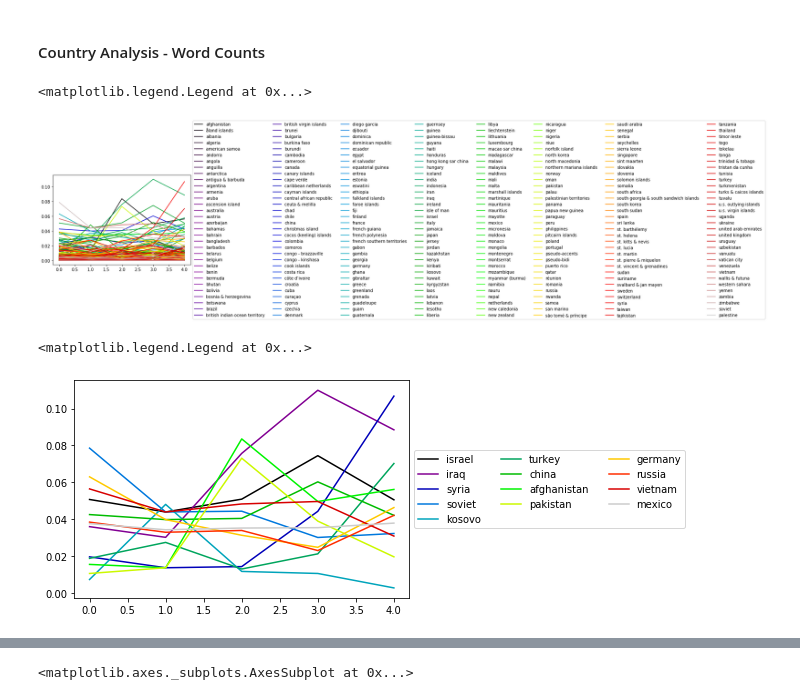
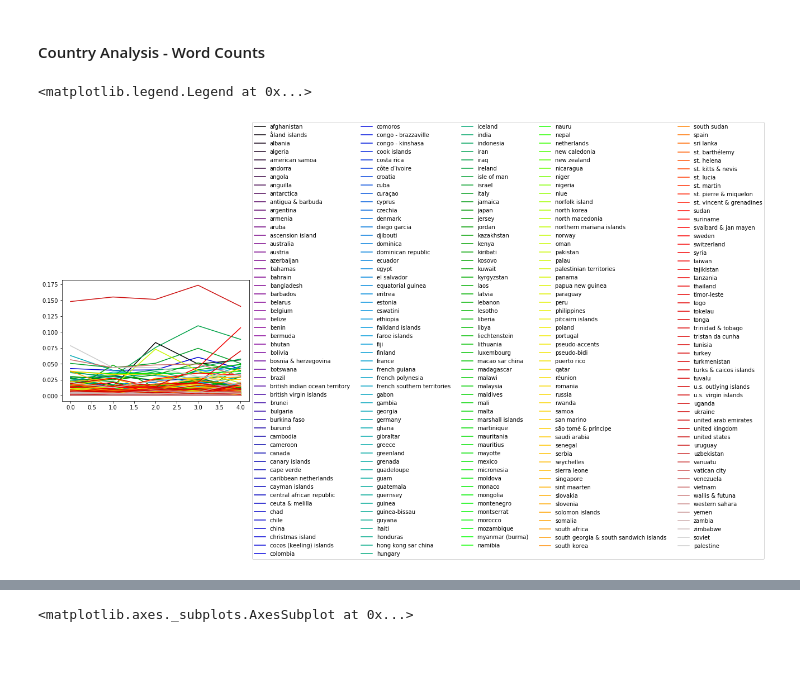
Before and after one commit to rachel-ker/refugeediscourse, a Jupyter notebook: final_data_analysis.ipynb, the cells around one changed output, grey strips where cells are left out. Cells and saved outputs as stored; diff of their text form; code cells hidden in the pictures; blank space fills up the shorter version.

Commit message:
added more graphs

```diff
--- a/final_data_analysis.ipynb
+++ b/final_data_analysis.ipynb
@@ -363,3 +367,13 @@ data.head()
 # %%
 data_left=data[data['ideology']=='Left'].reset_index()
 data_right=data[data['ideology']=='Right'].reset_index()
+# %%
+periods = data['period'].unique()
+
+right = []
+left = []
+for p in periods:
+    subset_r = data[(data['ideology']=='Right') & (data['period']==p)]
+    right.append(len(subset_r))
+    subset_l = data[(data['ideology']=='Left') & (data['period']==p)]
+    left.append(len(subset_l))
@@ -799,18 +948,10 @@ countrycounts_left = get_country_counts(data_left)
 # %%
 countrycounts_left['total'] = [len(data[data['period']==i])for i in countrycounts_left.index]
 countrycounts_leftpc = countrycounts_left.apply(lambda x: x/countrycounts_left['total'])
-countrycounts_leftpc.drop(columns=['total','united states'], inplace=True)
+countrycounts_leftpc.drop(columns=['total'], inplace=True)
 # %%
 countrycounts_leftpc.plot(colormap='nipy_spectral')
-plt.legend(loc='center left', bbox_to_anchor=(1, 0.5),ncol=8)
+plt.legend(loc='center left', bbox_to_anchor=(1, 0.5),ncol=5)
 # %% [output]
 <matplotlib.legend.Legend at 0x...>
-[figure, old version]
+[figure, new version]
-# %%
-selected = ['israel','iraq','syria','soviet','kosovo','turkey','china','afghanistan',
-          'pakistan','germany','russia','vietnam','mexico']
-countrycounts_leftpc[selected].plot(colormap='nipy_spectral')
-plt.legend(loc='center left', bbox_to_anchor=(1, 0.5),ncol=3)
-# %% [output]
-<matplotlib.legend.Legend at 0x...>
-[figure, removed]
```
Also changed, not shown: parts of 19 cells of this notebook.
